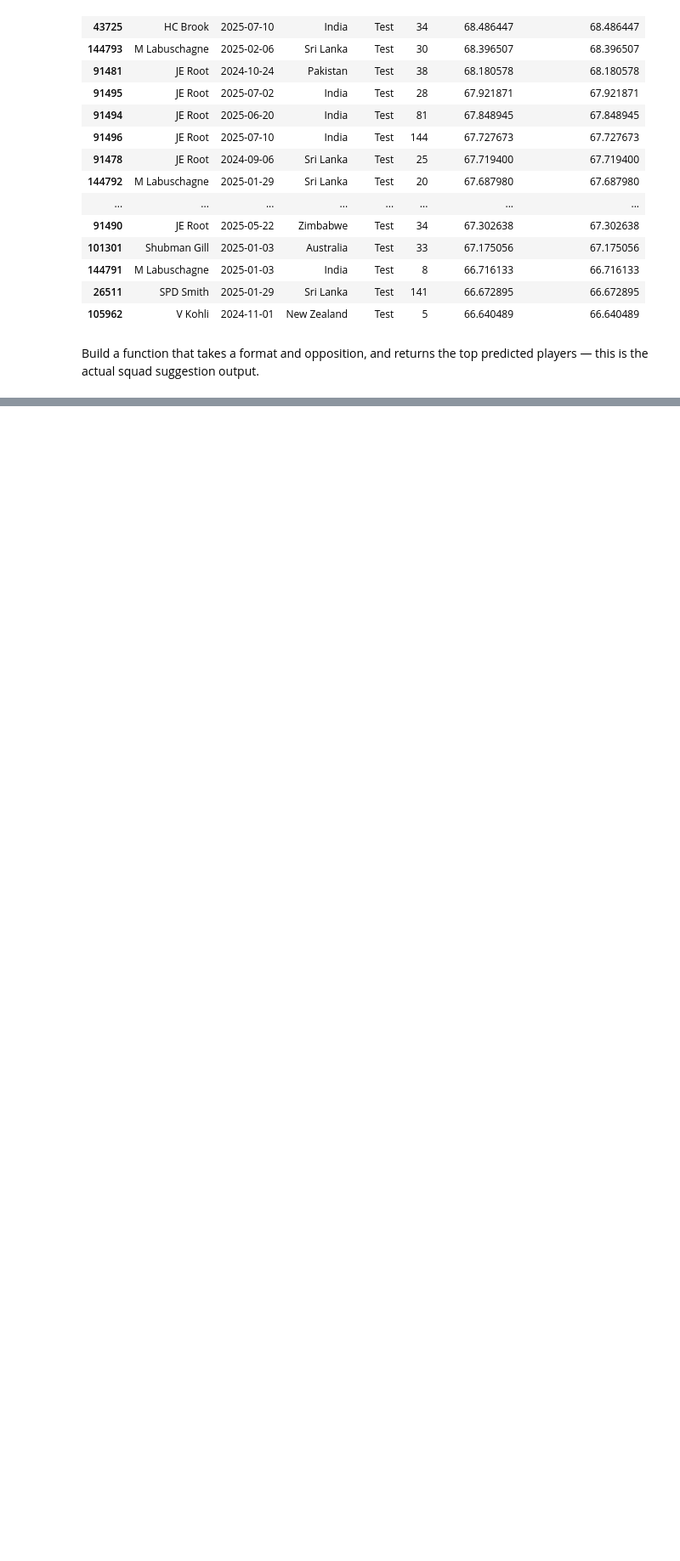
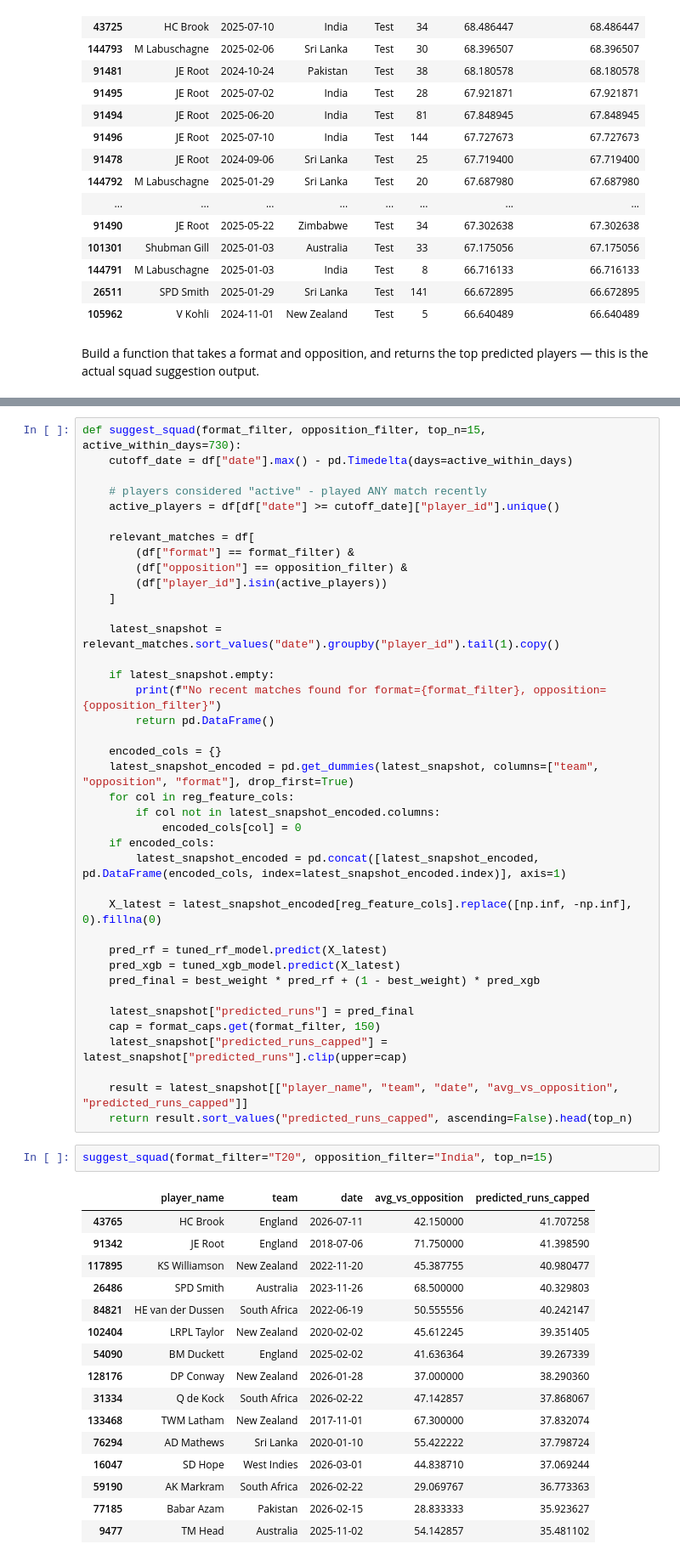
Before and after one commit to abdullahminhas/cric-squad-selector, a Jupyter notebook: cric_squad_selector_data.ipynb, the cells around one changed output, grey strips where cells are left out. Shown at 85% size. Cells and saved outputs as stored; diff of their text form; blank space fills up the shorter version.

Commit message:
Fix ranking function to filter by opposition and active players, tested with T20 vs India

```diff
--- a/cric_squad_selector_data.ipynb
+++ b/cric_squad_selector_data.ipynb
@@ -1310,0 +1340,58 @@ def suggest_squad(format_filter, opposition_filter, top_n=15):
+# %%
+def suggest_squad(format_filter, opposition_filter, top_n=15, active_within_days=730):
+    cutoff_date = df["date"].max() - pd.Timedelta(days=active_within_days)
+
+    # players considered "active" - played ANY match recently
+    active_players = df[df["date"] >= cutoff_date]["player_id"].unique()
+
+    relevant_matches = df[
+        (df["format"] == format_filter) &
+        (df["opposition"] == opposition_filter) &
+        (df["player_id"].isin(active_players))
+    ]
+
+    latest_snapshot = relevant_matches.sort_values("date").groupby("player_id").tail(1).copy()
+
+    if latest_snapshot.empty:
+        print(f"No recent matches found for format={format_filter}, opposition={opposition_filter}")
+        return pd.DataFrame()
+
+    encoded_cols = {}
+    latest_snapshot_encoded = pd.get_dummies(latest_snapshot, columns=["team", "opposition", "format"], drop_first=True)
+    for col in reg_feature_cols:
+        if col not in latest_snapshot_encoded.columns:
+            encoded_cols[col] = 0
+    if encoded_cols:
+        latest_snapshot_encoded = pd.concat([latest_snapshot_encoded, pd.DataFrame(encoded_cols, index=latest_snapshot_encoded.index)], axis=1)
+
+    X_latest = latest_snapshot_encoded[reg_feature_cols].replace([np.inf, -np.inf], 0).fillna(0)
+
+    pred_rf = tuned_rf_model.predict(X_latest)
+    pred_xgb = tuned_xgb_model.predict(X_latest)
+    pred_final = best_weight * pred_rf + (1 - best_weight) * pred_xgb
+
+    latest_snapshot["predicted_runs"] = pred_final
+    cap = format_caps.get(format_filter, 150)
+    latest_snapshot["predicted_runs_capped"] = latest_snapshot["predicted_runs"].clip(upper=cap)
+
+    result = latest_snapshot[["player_name", "team", "date", "avg_vs_opposition", "predicted_runs_capped"]]
+    return result.sort_values("predicted_runs_capped", ascending=False).head(top_n)
+# %%
+suggest_squad(format_filter="T20", opposition_filter="India", top_n=15)
+# %% [output]
+|  | player_name | team | date | avg_vs_opposition | predicted_runs_capped |
+| 43765 | HC Brook | England | 2026-07-11 | 42.150000 | 41.707258 |
+| 91342 | JE Root | England | 2018-07-06 | 71.750000 | 41.398590 |
+| 117895 | KS Williamson | New Zealand | 2022-11-20 | 45.387755 | 40.980477 |
+| 26486 | SPD Smith | Australia | 2023-11-26 | 68.500000 | 40.329803 |
+| 84821 | HE van der Dussen | South Africa | 2022-06-19 | 50.555556 | 40.242147 |
+| 102404 | LRPL Taylor | New Zealand | 2020-02-02 | 45.612245 | 39.351405 |
+| 54090 | BM Duckett | England | 2025-02-02 | 41.636364 | 39.267339 |
+| 128176 | DP Conway | New Zealand | 2026-01-28 | 37.000000 | 38.290360 |
+| 31334 | Q de Kock | South Africa | 2026-02-22 | 47.142857 | 37.868067 |
+| 133468 | TWM Latham | New Zealand | 2017-11-01 | 67.300000 | 37.832074 |
+| 76294 | AD Mathews | Sri Lanka | 2020-01-10 | 55.422222 | 37.798724 |
+| 16047 | SD Hope | West Indies | 2026-03-01 | 44.838710 | 37.069244 |
+| 59190 | AK Markram | South Africa | 2026-02-22 | 29.069767 | 36.773363 |
+| 77185 | Babar Azam | Pakistan | 2026-02-15 | 28.833333 | 35.923627 |
+| 9477 | TM Head | Australia | 2025-11-02 | 54.142857 | 35.481102 |
```
Also changed, not shown: parts of 4 cells of this notebook.
